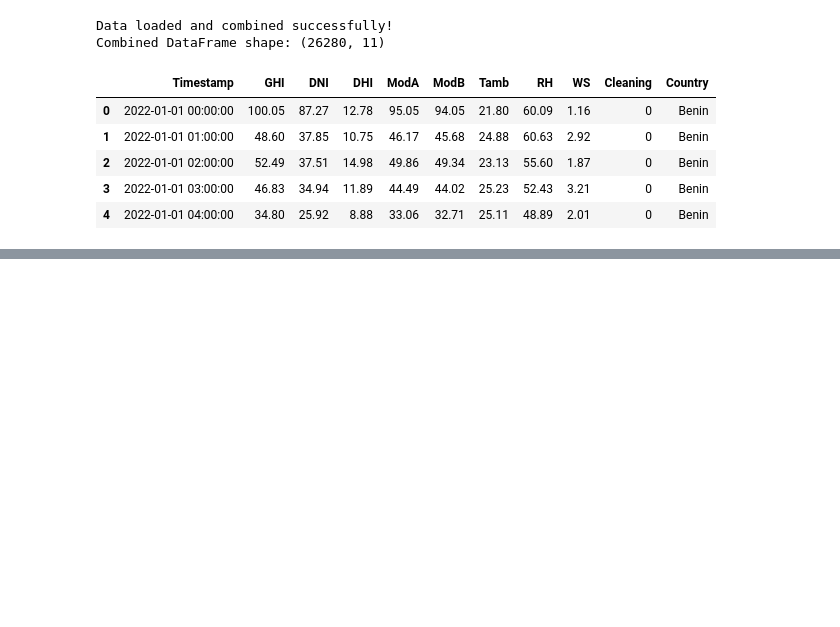
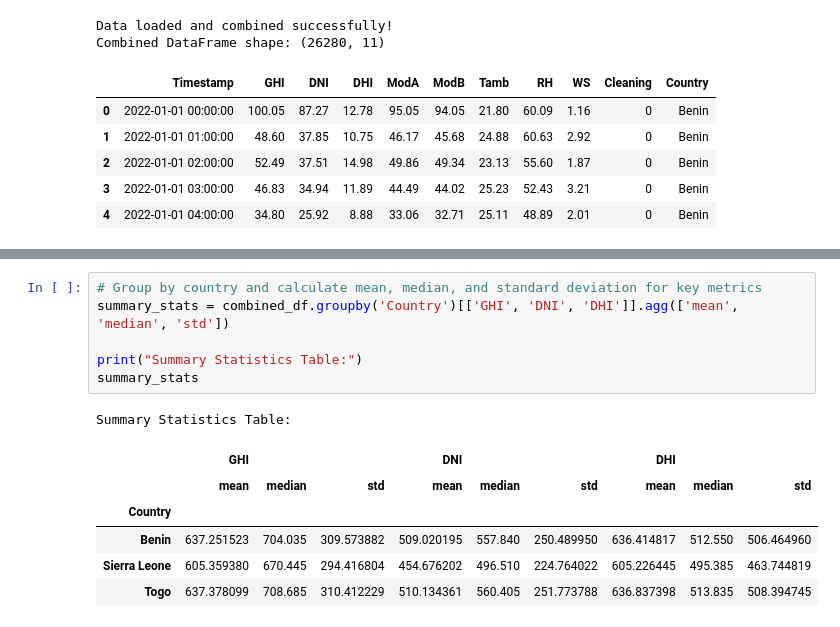
Before and after one commit to eyuBirhanu/solar-challenge-week0, a Jupyter notebook: notebooks/04-cross-country-comparison.ipynb, the cells around one changed output, grey strips where cells are left out. Saved outputs shown, nothing was run; the diff lists cells and outputs as text; blank space fills up the shorter version.

```diff
--- a/notebooks/04-cross-country-comparison.ipynb
+++ b/notebooks/04-cross-country-comparison.ipynb
@@ -43,0 +71,14 @@ Combined DataFrame shape: (26280, 11)
+# %%
+# Group by country and calculate mean, median, and standard deviation for key metrics
+summary_stats = combined_df.groupby('Country')[['GHI', 'DNI', 'DHI']].agg(['mean', 'median', 'std'])
+
+print("Summary Statistics Table:")
+summary_stats
+# %% [output]
+Summary Statistics Table:
+|  | GHI |  |  | DNI |  |  | DHI |  |  |
+|  | mean | median | std | mean | median | std | mean | median | std |
+| Country |  |  |  |  |  |  |  |  |  |
+| Benin | 637.251523 | 704.035 | 309.573882 | 509.020195 | 557.840 | 250.489950 | 636.414817 | 512.550 | 506.464960 |
+| Sierra Leone | 605.359380 | 670.445 | 294.416804 | 454.676202 | 496.510 | 224.764022 | 605.226445 | 495.385 | 463.744819 |
+| Togo | 637.378099 | 708.685 | 310.412229 | 510.134361 | 560.405 | 251.773788 | 636.837398 | 513.835 | 508.394745 |
```
Also changed, not shown: parts of 4 cells of this notebook.
